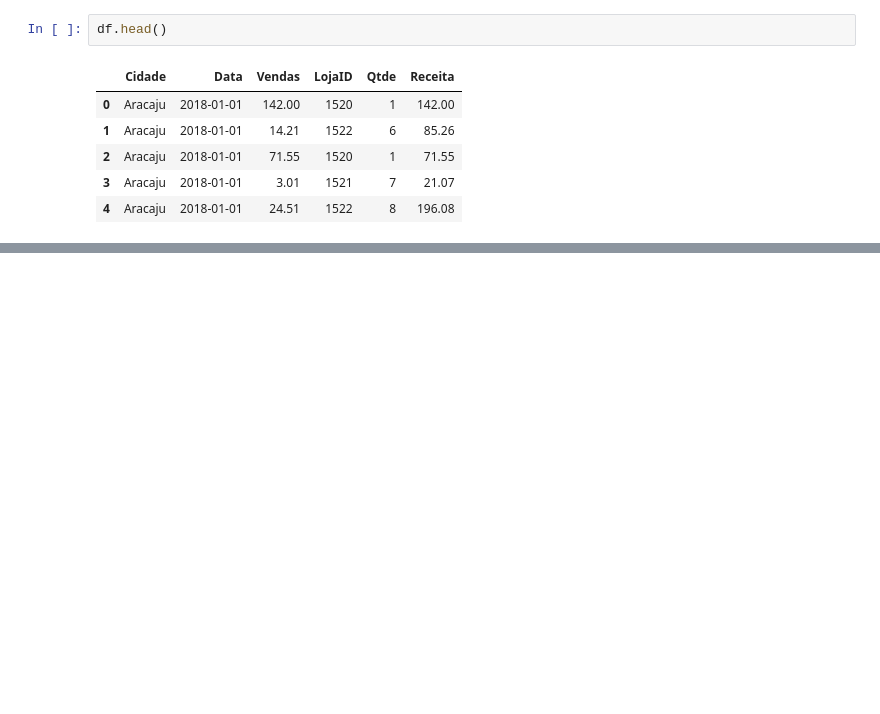
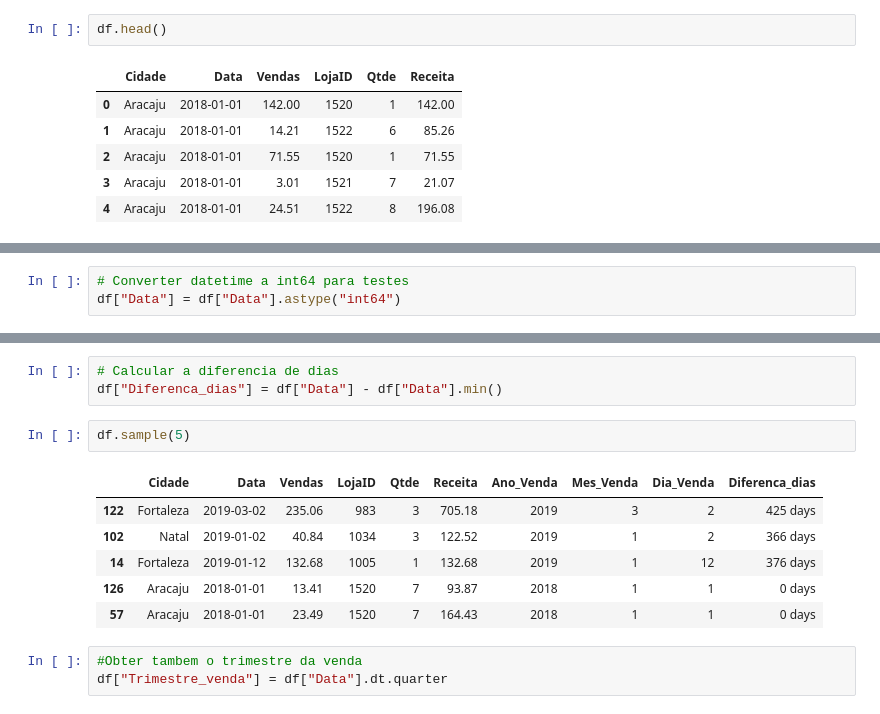
Before and after one commit to luisriego/An-lise-de-dados-com-Python-e-Pandas, a Jupyter notebook: excel_init.ipynb, the cells around one changed output, grey strips where cells are left out. Drawn from its saved outputs; the diff is of its cells as text; blank space fills up the shorter version.

```diff
--- a/excel_init.ipynb
+++ b/excel_init.ipynb
@@ -129,3 +136,6 @@ df.sort_values("Receita",ascending=False).head(10)
 | 69 | Natal | 2019-03-24 | 817.0 | 852 | 4 | 3268.0 |
 | 62 | Natal | 2018-02-10 | 793.0 | 854 | 4 | 3172.0 |
 | 52 | Natal | 2018-04-27 | 778.0 | 854 | 4 | 3112.0 |
+# %%
+# Converter datetime a int64 para testes
+df["Data"] = df["Data"].astype("int64")
@@ -131,0 +202,15 @@ df.sort_values("Receita",ascending=False).head(10)
+# %%
+# Calcular a diferencia de dias
+df["Diferenca_dias"] = df["Data"] - df["Data"].min()
+# %%
+df.sample(5)
+# %% [output]
+|  | Cidade | Data | Vendas | LojaID | Qtde | Receita | Ano_Venda | Mes_Venda | Dia_Venda | Diferenca_dias |
+| 122 | Fortaleza | 2019-03-02 | 235.06 | 983 | 3 | 705.18 | 2019 | 3 | 2 | 425 days |
+| 102 | Natal | 2019-01-02 | 40.84 | 1034 | 3 | 122.52 | 2019 | 1 | 2 | 366 days |
+| 14 | Fortaleza | 2019-01-12 | 132.68 | 1005 | 1 | 132.68 | 2019 | 1 | 12 | 376 days |
+| 126 | Aracaju | 2018-01-01 | 13.41 | 1520 | 7 | 93.87 | 2018 | 1 | 1 | 0 days |
+| 57 | Aracaju | 2018-01-01 | 23.49 | 1520 | 7 | 164.43 | 2018 | 1 | 1 | 0 days |
+# %%
+#Obter tambem o trimestre da venda
+df["Trimestre_venda"] = df["Data"].dt.quarter
```
Also changed, not shown: parts of 23 cells of this notebook.
